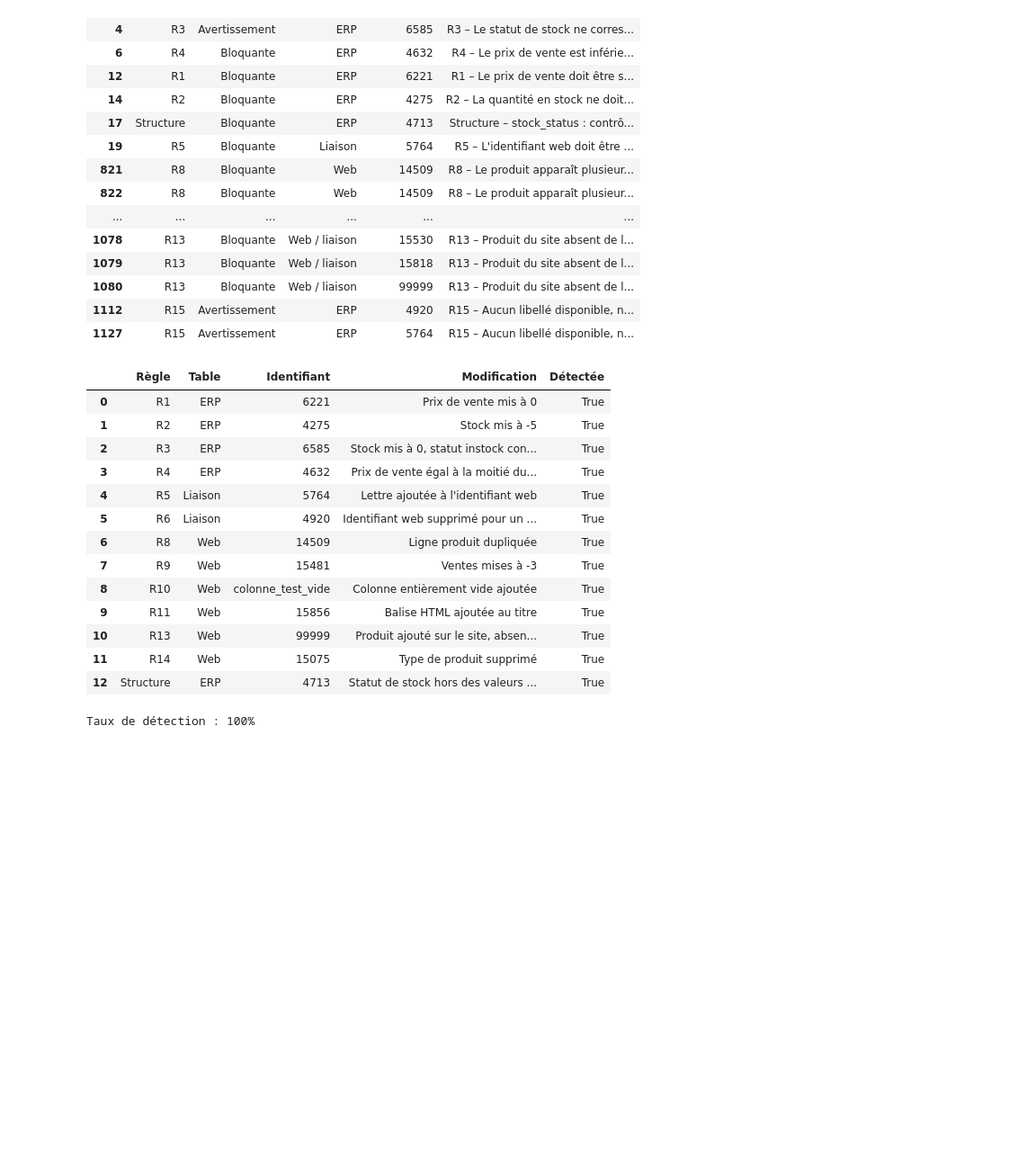
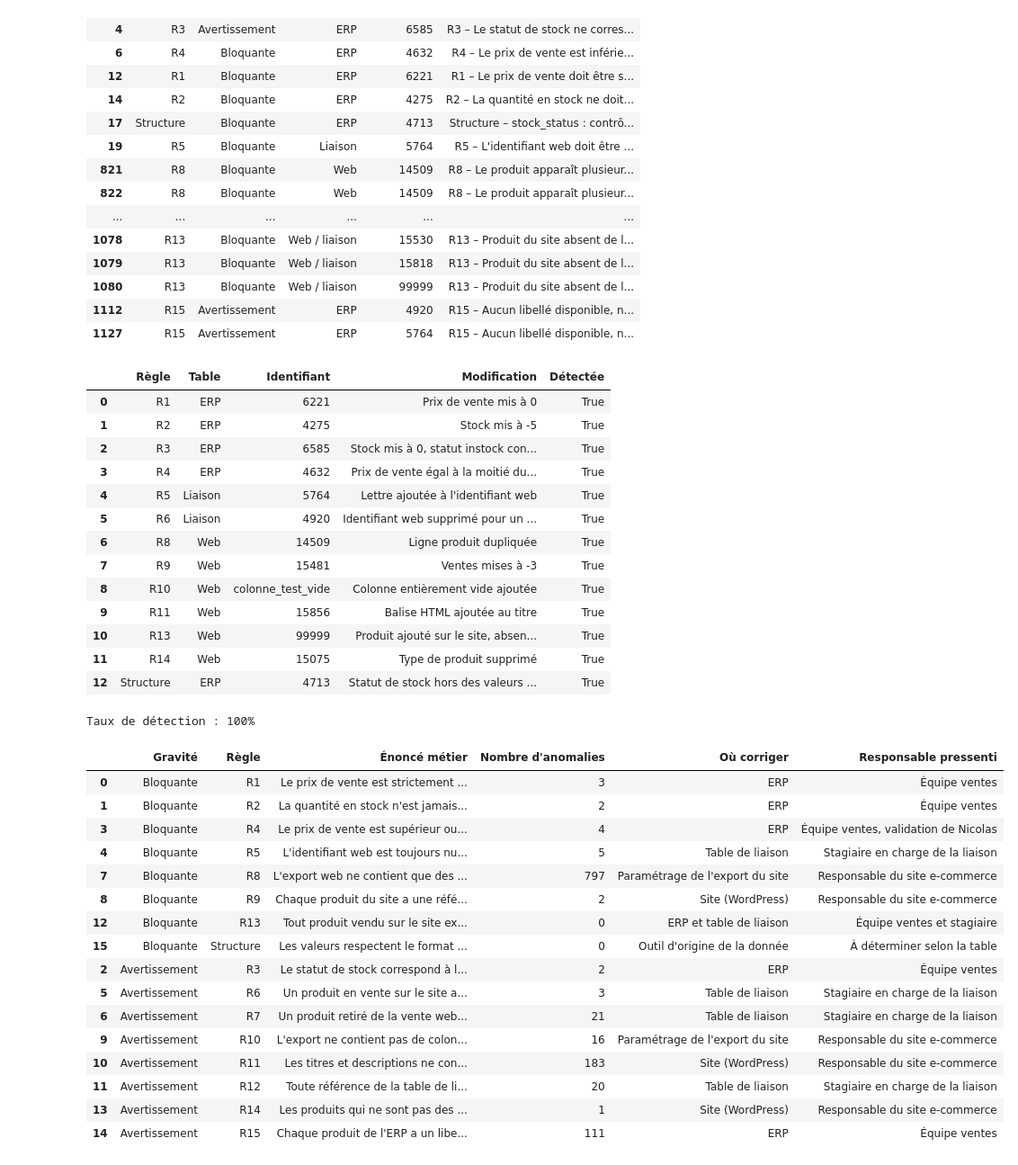
Before and after one commit to PaulChipponi/bottleneck-data-quality, a Jupyter notebook: bottleneck_qualite.ipynb, the cells around one changed output. Shown at 90% size. Saved outputs shown, nothing was run; the diff lists cells and outputs as text; code cells hidden in the pictures; blank space fills up the shorter version.

```diff
--- a/bottleneck_qualite.ipynb
+++ b/bottleneck_qualite.ipynb
@@ -428,3 +428,99 @@ Nouvelles anomalies : 22
 | 11 | R14 | Web | 15075 | Type de produit supprimé | True |
 | 12 | Structure | ERP | 4713 | Statut de stock hors des valeurs ... | True |
 Taux de détection : 100%
+# %%
+from openpyxl.styles import Font, Alignment
+
+# Catalogue des règles (tâche 2), avec l'outil de correction et le responsable pressenti
+CATALOGUE = pd.DataFrame([
+    ("R1", "Le prix de vente est strictement positif", "ERP", "Équipe ventes"),
+    ("R2", "La quantité en stock n'est jamais négative", "ERP", "Équipe ventes"),
+    ("R3", "Le statut de stock correspond à la quantité", "ERP", "Équipe ventes"),
+    ("R4", "Le prix de vente est supérieur ou égal au prix d'achat, sauf déstockage validé", "ERP", "Équipe ventes, validation de Nicolas"),
+    ("R5", "L'identifiant web est toujours numérique", "Table de liaison", "Stagiaire en charge de la liaison"),
+    ("R6", "Un produit en vente sur le site a un identifiant web", "Table de liaison", "Stagiaire en charge de la liaison"),
+    ("R7", "Un produit retiré de la vente web n'a plus d'identifiant web actif", "Table de liaison", "Stagiaire en charge de la liaison"),
+    ("R8", "L'export web ne contient que des produits, chacun une seule fois", "Paramétrage de l'export du site", "Responsable du site e-commerce"),
+    ("R9", "Chaque produit du site a une référence et des ventes positives ou nulles", "Site (WordPress)", "Responsable du site e-commerce"),
+    ("R10", "L'export ne contient pas de colonnes vides ou inutilisées", "Paramétrage de l'export du site", "Responsable du site e-commerce"),
+    ("R11", "Les titres et descriptions ne contiennent pas de code HTML", "Site (WordPress)", "Responsable du site e-commerce"),
+    ("R12", "Toute référence de la table de liaison existe sur le site", "Table de liaison", "Stagiaire en charge de la liaison"),
+    ("R13", "Tout produit vendu sur le site existe dans l'ERP", "ERP et table de liaison", "Équipe ventes et stagiaire"),
+    ("R14", "Les produits qui ne sont pas des vins ont un type dédié", "Site (WordPress)", "Responsable du site e-commerce"),
+    ("R15", "Chaque produit de l'ERP a un libellé disponible, dans l'ERP ou sur le site", "ERP", "Équipe ventes"),
+    ("Structure", "Les valeurs respectent le format attendu (types, valeurs autorisées)", "Outil d'origine de la donnée", "À déterminer selon la table"),
+], columns=["Règle", "Énoncé métier", "Où corriger", "Responsable pressenti"])
+
+
+def nom_produit(rapport, erp, web, liaison):
+    """Ajoute le nom du produit à chaque anomalie, quand il est connu."""
+    produits = web[web["post_type"] == "product"].dropna(subset=["sku"])
+    nom_par_sku = dict(zip(produits["sku"].astype(str), produits["post_title"]))
+    sku_par_pid = dict(zip(liaison["product_id"].astype(str), liaison["id_web"].astype("string")))
+    def trouver(ident):
+        if ident in nom_par_sku:
+            return nom_par_sku[ident]
+        sku = sku_par_pid.get(ident)
+        return nom_par_sku.get(sku, "") if pd.notna(sku) else ""
+    return rapport.assign(Produit=rapport["Identifiant"].map(trouver))
+
+
+def exporter_rapport(rapport, erp, web, liaison, fichier="rapport_anomalies.xlsx"):
+    """Produit le rapport Excel : un onglet Synthèse et un onglet Détail."""
+    ordre = {"Bloquante": 0, "Avertissement": 1}
+
+    detail = (nom_produit(rapport, erp, web, liaison)
+              .merge(CATALOGUE[["Règle", "Où corriger"]], on="Règle", how="left")
+              .assign(_o=lambda d: d["Gravité"].map(ordre))
+              .sort_values(["_o", "Règle", "Identifiant"]).drop(columns="_o")
+              [["Gravité", "Règle", "Table", "Identifiant", "Produit", "Message", "Où corriger"]])
+
+    comptes = rapport.groupby("Règle").size().rename("Nombre d'anomalies")
+    synthese = (CATALOGUE.assign(Gravité=CATALOGUE["Règle"].map(GRAVITE))
+                .merge(comptes, left_on="Règle", right_index=True, how="left")
+                .fillna({"Nombre d'anomalies": 0})
+                .astype({"Nombre d'anomalies": int})
+                .assign(_o=lambda d: d["Gravité"].map(ordre),
+                        _n=lambda d: d["Règle"].str.extract(r"(\d+)")[0].astype(float))
+                .sort_values(["_o", "_n"]).drop(columns=["_o", "_n"])
+                [["Gravité", "Règle", "Énoncé métier", "Nombre d'anomalies", "Où corriger", "Responsable pressenti"]])
+
+    with pd.ExcelWriter(fichier, engine="openpyxl") as writer:
+        synthese.to_excel(writer, sheet_name="Synthèse", index=False)
+        detail.to_excel(writer, sheet_name="Détail", index=False)
+        for nom, df in [("Synthèse", synthese), ("Détail", detail)]:
+            feuille = writer.sheets[nom]
+            feuille.freeze_panes = "A2"                    # en-tête toujours visible
+            feuille.auto_filter.ref = feuille.dimensions   # filtres sur chaque colonne
+            for cellule in feuille[1]:
+                cellule.font = Font(bold=True)
+            for i, col in enumerate(df.columns, start=1):
+                largeur = min(max(len(str(col)), df[col].astype(str).str.len().max()) + 2, 70)
+                feuille.column_dimensions[feuille.cell(1, i).column_letter].width = largeur
+                for colonne in feuille.iter_cols(min_col=i, max_col=i, min_row=2):
+                    for c in colonne:
+                        c.alignment = Alignment(wrap_text=True, vertical="top")
+    return synthese, detail
+
+
+synthese, detail = exporter_rapport(octobre, erp, web, liaison)
+display(synthese)
+print("Lignes dans l'onglet Détail :", len(detail))
+# %% [output]
+|  | Gravité | Règle | Énoncé métier | Nombre d'anomalies | Où corriger | Responsable pressenti |
+| 0 | Bloquante | R1 | Le prix de vente est strictement ... | 3 | ERP | Équipe ventes |
+| 1 | Bloquante | R2 | La quantité en stock n'est jamais... | 2 | ERP | Équipe ventes |
+| 3 | Bloquante | R4 | Le prix de vente est supérieur ou... | 4 | ERP | Équipe ventes, validation de Nicolas |
+| 4 | Bloquante | R5 | L'identifiant web est toujours nu... | 5 | Table de liaison | Stagiaire en charge de la liaison |
+| 7 | Bloquante | R8 | L'export web ne contient que des ... | 797 | Paramétrage de l'export du site | Responsable du site e-commerce |
+| 8 | Bloquante | R9 | Chaque produit du site a une réfé... | 2 | Site (WordPress) | Responsable du site e-commerce |
+| 12 | Bloquante | R13 | Tout produit vendu sur le site ex... | 0 | ERP et table de liaison | Équipe ventes et stagiaire |
+| 15 | Bloquante | Structure | Les valeurs respectent le format ... | 0 | Outil d'origine de la donnée | À déterminer selon la table |
+| 2 | Avertissement | R3 | Le statut de stock correspond à l... | 2 | ERP | Équipe ventes |
+| 5 | Avertissement | R6 | Un produit en vente sur le site a... | 3 | Table de liaison | Stagiaire en charge de la liaison |
+| 6 | Avertissement | R7 | Un produit retiré de la vente web... | 21 | Table de liaison | Stagiaire en charge de la liaison |
+| 9 | Avertissement | R10 | L'export ne contient pas de colon... | 16 | Paramétrage de l'export du site | Responsable du site e-commerce |
+| 10 | Avertissement | R11 | Les titres et descriptions ne con... | 183 | Site (WordPress) | Responsable du site e-commerce |
+| 11 | Avertissement | R12 | Toute référence de la table de li... | 20 | Table de liaison | Stagiaire en charge de la liaison |
+| 13 | Avertissement | R14 | Les produits qui ne sont pas des ... | 1 | Site (WordPress) | Responsable du site e-commerce |
+| 14 | Avertissement | R15 | Chaque produit de l'ERP a un libe... | 111 | ERP | Équipe ventes |
```
Also changed, not shown: parts of 2 cells of this notebook, 1 other file.
